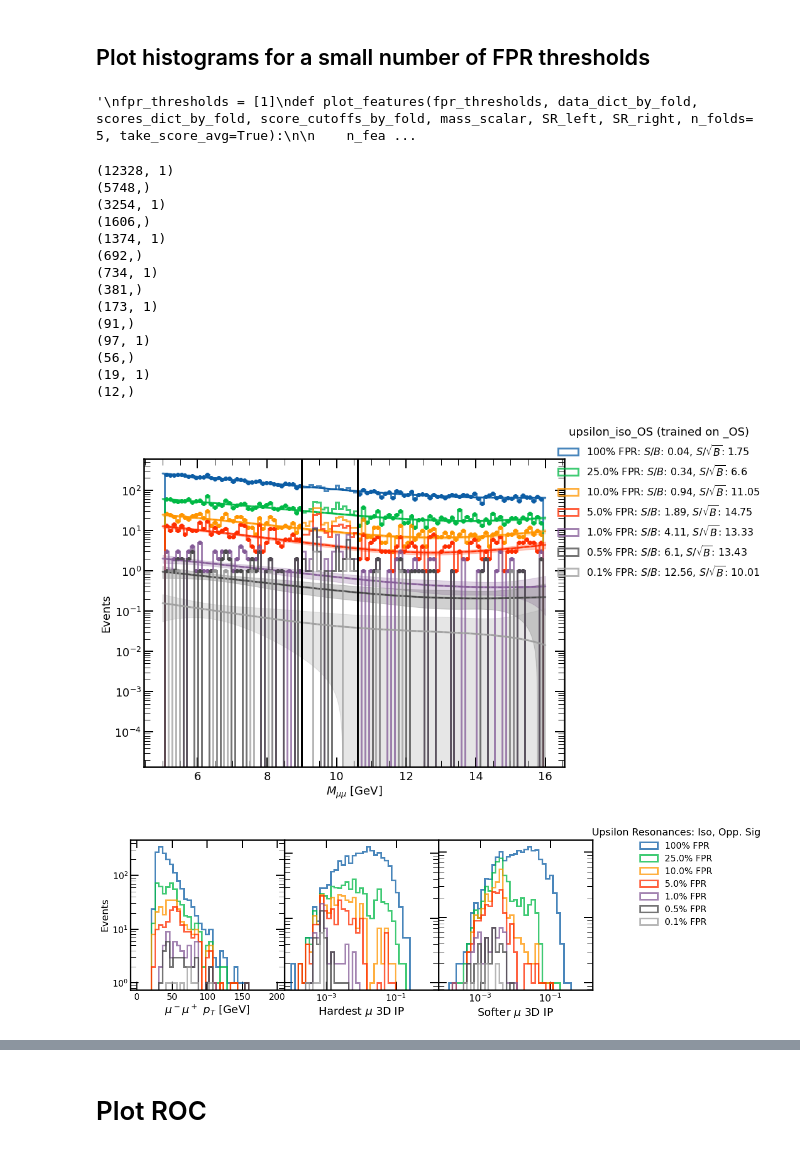
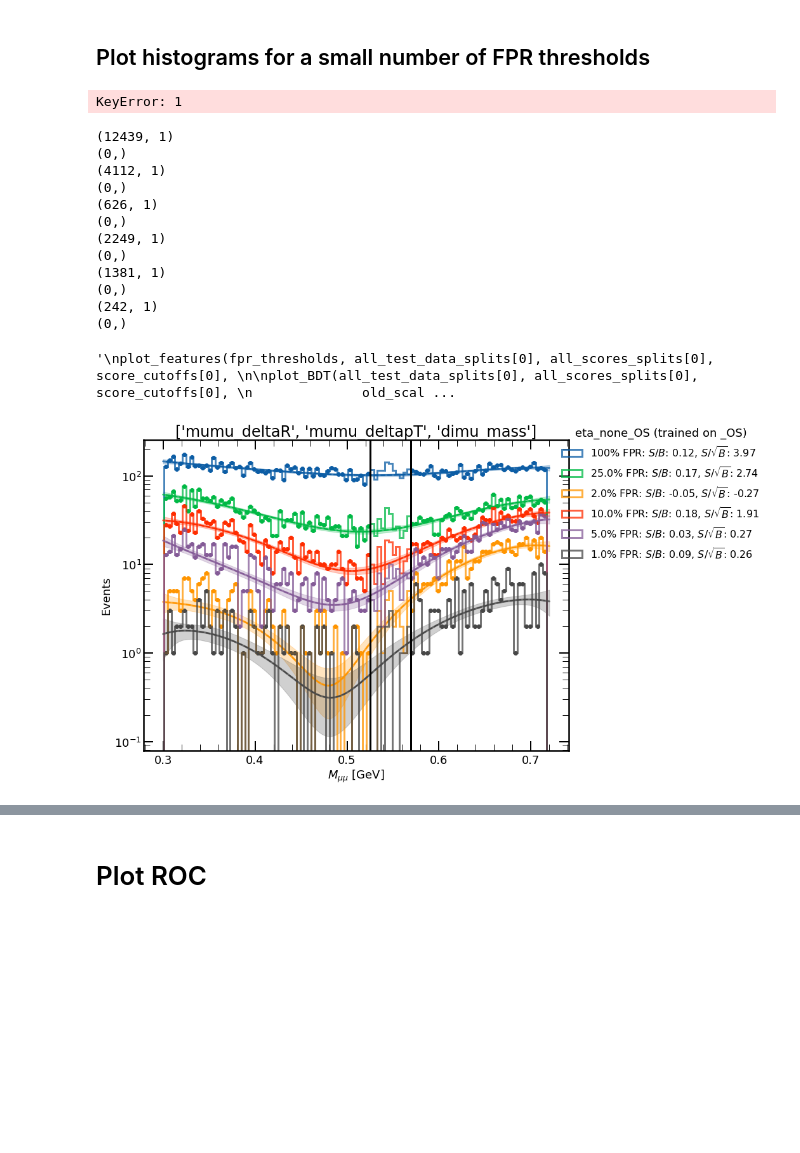
Before and after one commit to hep-lbdl/dimuonAD, a Jupyter notebook: 08a_plot_results_single_window_radha.ipynb, the cells around one changed output, grey strips where cells are left out. Cells and saved outputs as stored; diff of their text form; code cells hidden in the pictures; blank space fills up the shorter version.

```diff
--- a/08a_plot_results_single_window_radha.ipynb
+++ b/08a_plot_results_single_window_radha.ipynb
@@ -163,9 +165,9 @@ with open(f"{working_dir}/processed_data/preprocessing_info_{particle_type}", "r
 # %% [markdown]
 ## Plot histograms for a small number of FPR thresholds
 # %%
-fpr_thresholds = [1, 0.25, 0.1, 0.05, 0.01, 0.005, 0.001]
+fpr_thresholds = [1, 0.25, 0.02, 0.1, 0.05, 0.01]
 
-num_to_plot = 1
+num_to_plot = 4
 
 # determine score cutoffs for each pseudoexperiments
 score_cutoffs = {pseudo_e:{i:{threshold:0 for threshold in fpr_thresholds} for i in range(n_folds)} for pseudo_e in range(num_to_plot)}
@@ -180,6 +182,8 @@ for pseudo_e in range(num_to_plot):
 
             loc_score_cutoff = 1-loc_scores_sorted[min(int(threshold*len(loc_scores_sorted)),len(loc_scores_sorted)-1)]
             score_cutoffs[pseudo_e][i_fold][threshold] = loc_score_cutoff
+# %% [output]
+KeyError: 1
 # %%
 def plot_histograms_with_fits(fpr_thresholds, data_dict_by_fold, scores_dict_by_fold, score_cutoffs_by_fold, mass_scalar, fit_type, num_bins_SR, title, SB_left, SR_left, SR_right, SB_right, n_folds= 5, take_score_avg=True):
 
@@ -242,7 +246,7 @@ def plot_histograms_with_fits(fpr_thresholds, data_dict_by_fold, scores_dict_by_
 
 
 
-    legend_title = r"Upsilon Resonances: Iso, Opp. Sign"
+    legend_title = f"Upsilon Resonances: Iso, Opp. Sign {flow_id}"
     plt.legend(loc = (0.975, 0.6), fontsize = 16, title = title[:-1])
 
 
@@ -263,20 +267,21 @@ def plot_histograms_with_fits(fpr_thresholds, data_dict_by_fold, scores_dict_by_
     plt.tick_params(axis='y', which='minor', left=True)
 
 
+
     # # Vertical Black Lines at boundaries of SR
     # plt.axvline(SR_left, color = "black", linestyle = "--", lw = 2)
     # plt.axvline(SR_right, color = "black", linestyle = "--", lw = 2)
 
 
-    # plt.title(title, fontsize = 24)
+    plt.title(feature_set, fontsize = 24)
 # %%
-fpr_thresholds = [1, 0.25, 0.1, 0.05, 0.01, 0.005, 0.001]
 
 
 def plot_features(fpr_thresholds, data_dict_by_fold, scores_dict_by_fold, score_cutoffs_by_fold, mass_scalar, SR_left, SR_right, n_folds= 5, take_score_avg=True):
 
     n_features = len(feature_set) - 1
     nbins = 40
+
     bins = {
         "dimu_pt": np.linspace(0, 200, nbins),
         "mu0_ip3d": np.logspace(-4, 0, nbins),
@@ -287,6 +292,7 @@ def plot_features(fpr_thresholds, data_dict_by_fold, scores_dict_by_fold, score_
         "mu0_ip3d": "Hardest $\mu$ 3D IP",
         "mu1_ip3d": "Softer $\mu$ 3D IP",
     }
+
 
 
     fig, ax = plt.subplots(1, n_features, figsize = (5*n_features, 5))
@@ -330,7 +336,7 @@ def plot_features(fpr_thresholds, data_dict_by_fold, scores_dict_by_fold, score_
             if i_feat in [1, 2]:
                 ax[i_feat].set_xscale("log")
             ax[i_feat].set_xlabel(labels[feature_set[i_feat]])
-            #ax[i_feat].set_ylim(1e-1, 2*1e3)
+            ax[i_feat].set_ylim(1e-1, 2*1e3)
 
             if i_feat > 0:
                 ax[i_feat].set_yticklabels([])
@@ -352,9 +358,8 @@ def plot_features(fpr_thresholds, data_dict_by_fold, scores_dict_by_fold, score_
     plt.subplots_adjust(wspace=0)
 # %%
 
-"""
-fpr_thresholds = [1]
-def plot_features(fpr_thresholds, data_dict_by_fold, scores_dict_by_fold, score_cutoffs_by_fold, mass_scalar, SR_left, SR_right, n_folds= 5, take_score_avg=True):
+
+def plot_BDT(data_dict_by_fold, scores_dict_by_fold, score_cutoffs_by_fold, mass_scalar, SR_left, SR_right, n_folds= 5, take_score_avg=True):
 
     n_features = len(feature_set) - 1
     nbins = 40
@@ -376,7 +381,7 @@ def plot_features(fpr_thresholds, data_dict_by_fold, scores_dict_by_fold, score_
     all_scores_OS = []
     all_pts_OS = []
 
-    for t, threshold in enumerate(fpr_thresholds):
+    for t, threshold in enumerate([1]):
 
 
         # for each fold, select the events that meet the fpr threshold
@@ -435,8 +440,8 @@ def plot_features(fpr_thresholds, data_dict_by_fold, scores_dict_by_fold, score_
 
 
     plt.figure()
-    plt.scatter(all_pts_OS, all_scores_OS, s = 1, label = "OS data")
-    plt.scatter(all_pts_SS, all_scores_SS, s = 1, label = "OS bkg")
+    plt.scatter(all_pts_OS, all_scores_OS, s = 4, label = "OS data")
+    plt.scatter(all_pts_SS, all_scores_SS, s = 4, label = "OS bkg")
     plt.legend()
     plt.xlabel("dimu_pt")
     plt.ylabel("BDT score")
@@ -447,7 +452,3 @@ def plot_features(fpr_thresholds, data_dict_by_fold, scores_dict_by_fold, score_
 
     #print(sum(all_pts<25), "events below 25 GeV")
     #print(sum(all_pts>25), "events above 25 GeV")
-
-"""
-# %% [output]
-'\nfpr_thresholds = [1]\ndef plot_features(fpr_thresholds, data_dict_by_fold, scores_dict_by_fold, score_cutoffs_by_fold, mass_scalar, SR_left, SR_right, n_folds= 5, take_score_avg=True):\n\n    n_fea ...
@@ -454,35 +553,36 @@ def plot_features(fpr_thresholds, data_dict_by_fold, scores_dict_by_fold, score_
 # %%
 
 """
 PLOT HISTOGRAM ON SMALL TEST SET
 """
 
 for i in range(1):
     plot_histograms_with_fits(fpr_thresholds, all_test_data_splits[i], all_scores_splits[i],
                               score_cutoffs[i], old_scaler, fit_type, num_bins_SR,
                               f"{particle_type}{train_data_id_title} (trained on {train_data_id_title})\n",
                               SB_left, SR_left, SR_right, SB_right, take_score_avg=False)
 
+"""
+plot_features(fpr_thresholds, all_test_data_splits[0], all_scores_splits[0], score_cutoffs[0],
 
-plot_features(fpr_thresholds, all_test_data_splits[0], all_scores_splits[0], score_cutoffs[0],
+plot_BDT(all_test_data_splits[0], all_scores_splits[0], score_cutoffs[0],
               old_scaler, SR_left, SR_right, take_score_avg=False)
+"""
 # %% [output]
-(12328, 1)
-(5748,)
-(3254, 1)
-(1606,)
-(1374, 1)
-(692,)
-(734, 1)
-(381,)
-(173, 1)
-(91,)
-(97, 1)
-(56,)
-(19, 1)
-(12,)
+(12439, 1)
+(0,)
+(4112, 1)
+(0,)
+(626, 1)
+(0,)
+(2249, 1)
+(0,)
+(1381, 1)
+(0,)
+(242, 1)
+(0,)
+'\nplot_features(fpr_thresholds, all_test_data_splits[0], all_scores_splits[0], score_cutoffs[0], \n\nplot_BDT(all_test_data_splits[0], all_scores_splits[0], score_cutoffs[0], \n              old_scal ...
-[figure, old version]
+[figure, new version]
-[figure, removed]
 # %%
 
 
```
Also changed, not shown: parts of 9 cells of this notebook, 1 other file.
